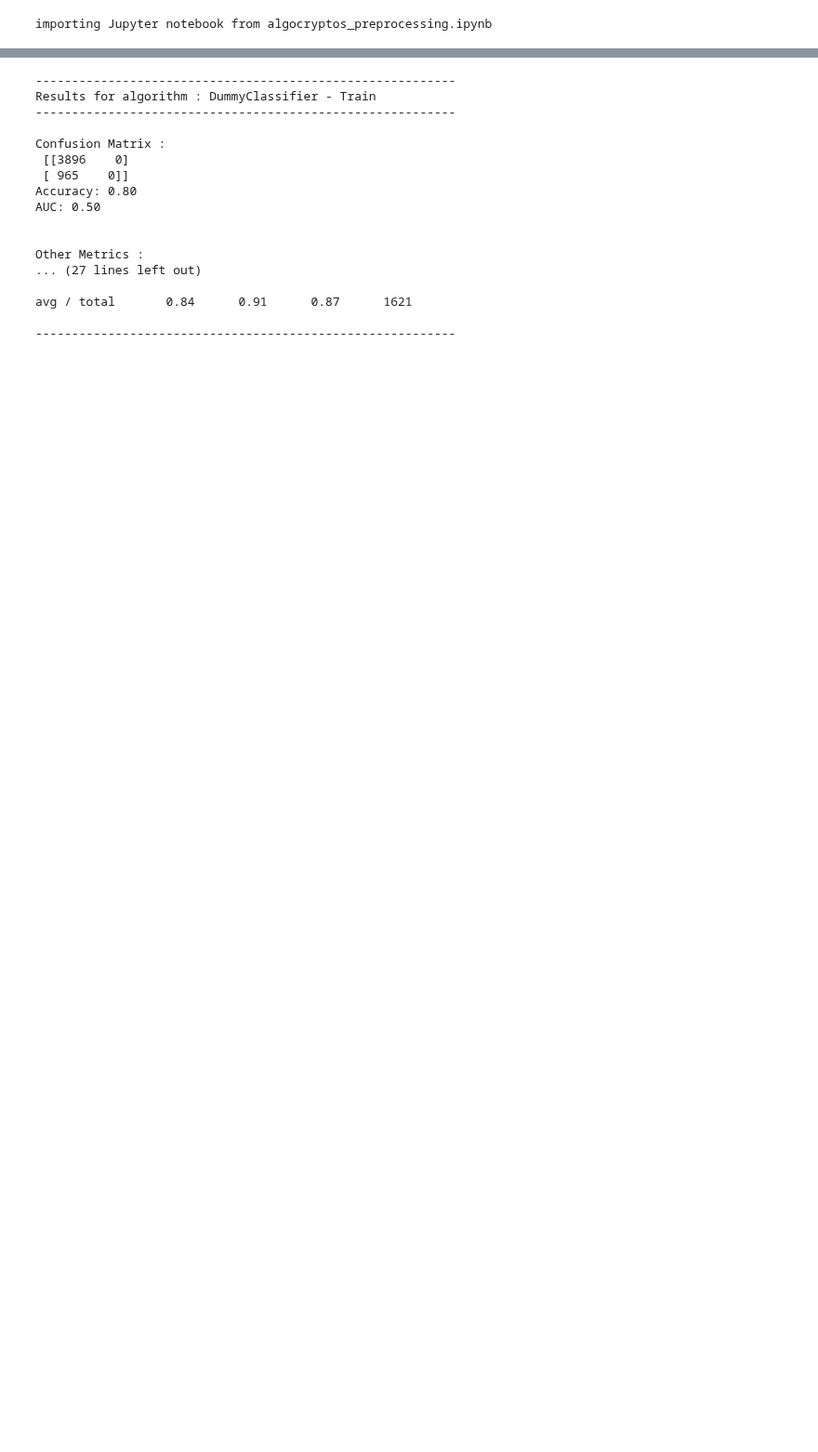
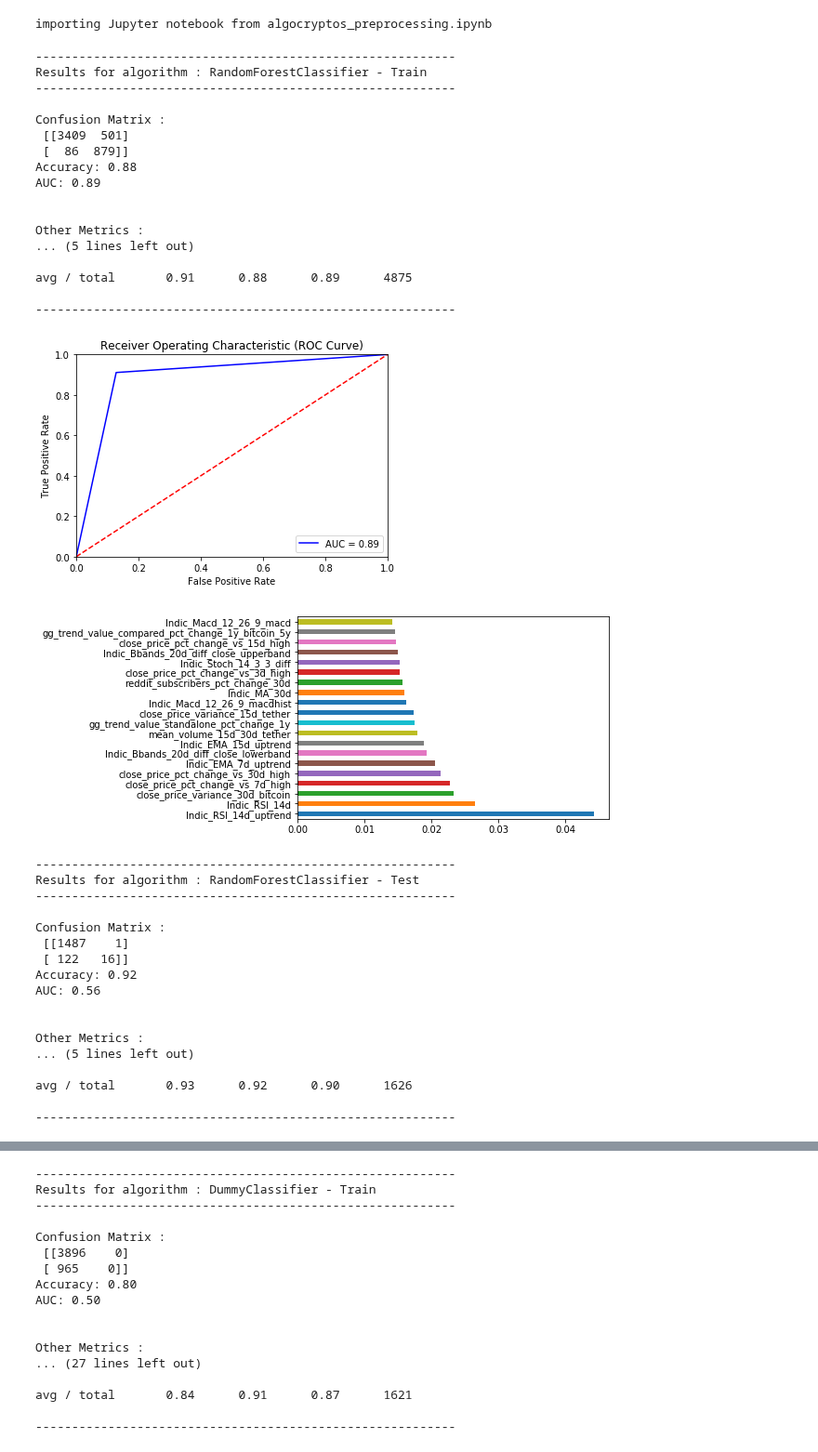
Before and after one commit to cysacenda/algocryptos, a Jupyter notebook: notebooks/ML/algocryptos_global.ipynb, the cells around one changed output, grey strips where cells are left out. Shown at 93% size. Saved outputs shown, nothing was run; the diff lists cells and outputs as text; code cells hidden in the pictures; blank space fills up the shorter version.

```diff
--- a/notebooks/ML/algocryptos_global.ipynb
+++ b/notebooks/ML/algocryptos_global.ipynb
@@ -111,0 +145,52 @@ X_test_scaled = scaler.transform(X_test)
+# %%
+# -----------------------
+# ALGO : RANDOM FOREST
+# -----------------------
+from sklearn.ensemble import RandomForestClassifier
+clf = RandomForestClassifier(n_estimators=50, random_state=0, max_features='auto', max_depth=5, criterion='entropy', class_weight="balanced").fit(X_train_scaled, y_train[y_to_be_considered])
+
+show_model_accuracy('RandomForestClassifier - Train', clf, X_train_scaled, y_train[y_to_be_considered], X_train.columns, do_roc_curve=True, do_features_importance=True)
+show_model_accuracy('RandomForestClassifier - Test', clf, X_test_scaled, y_test[y_to_be_considered], X_test.columns, do_roc_curve=True, do_features_importance=False)
+
+# proba : to be shown by prediction, bien comprendre !
+probas = clf.predict_proba(X_test_scaled)[:,1]
+print(probas)
+
+# clf.decision_path(X_test)
+# %% [output]
+----------------------------------------------------------
+Results for algorithm : RandomForestClassifier - Train
+----------------------------------------------------------
+
+Confusion Matrix :
+ [[3409  501]
+ [  86  879]]
+Accuracy: 0.88
+AUC: 0.89
+
+
+Other Metrics :
+... (5 lines left out)
+
+avg / total       0.91      0.88      0.89      4875
+
+----------------------------------------------------------
+[figure, added]
+[figure, added]
+----------------------------------------------------------
+Results for algorithm : RandomForestClassifier - Test
+----------------------------------------------------------
+
+Confusion Matrix :
+ [[1487    1]
+ [ 122   16]]
+Accuracy: 0.92
+AUC: 0.56
+
+
+Other Metrics :
+... (5 lines left out)
+
+avg / total       0.93      0.92      0.90      1626
+
+----------------------------------------------------------
```
Also changed, not shown: parts of 14 cells of this notebook.
